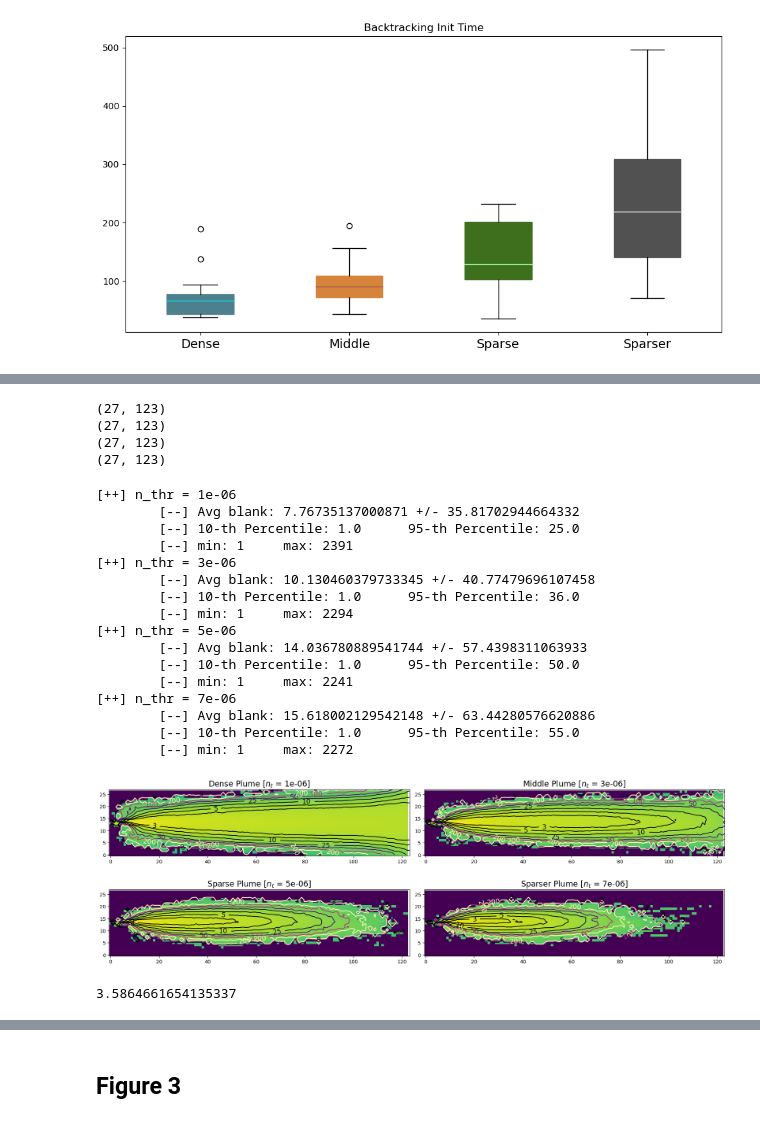
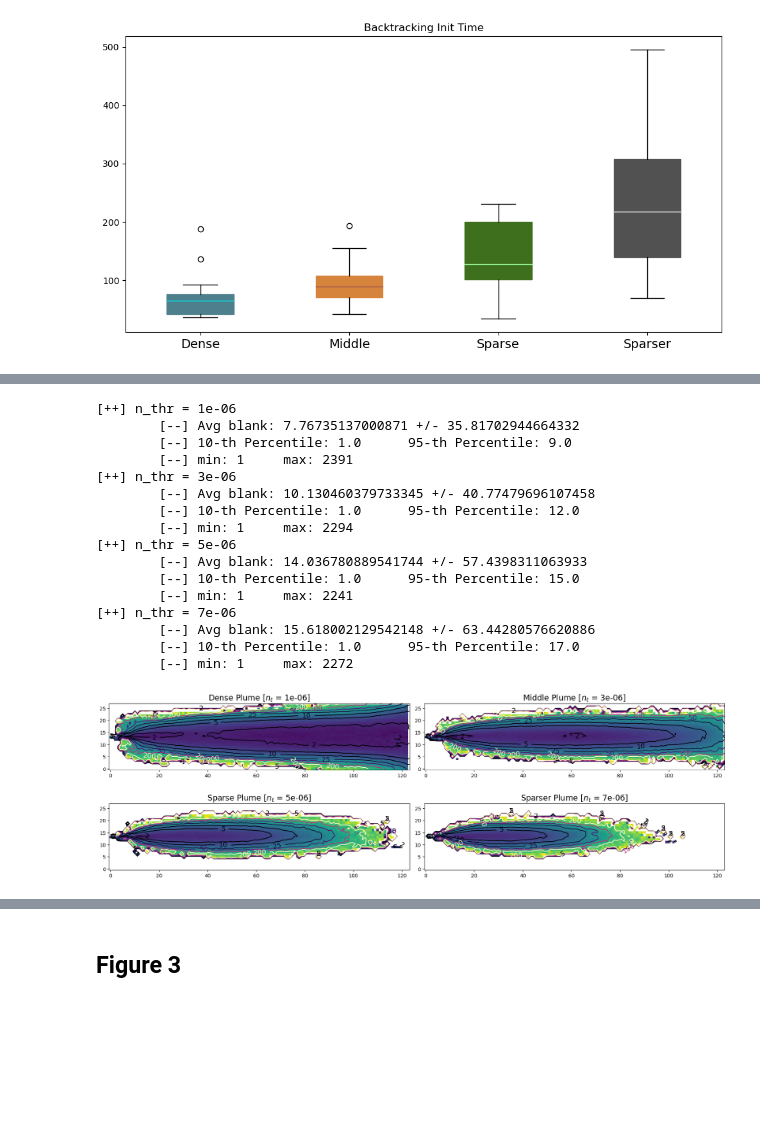
Before and after one commit to PimLb/pynav, a Jupyter notebook: notebooks/PaperFigures.ipynb, the cells around one changed output, grey strips where cells are left out. Drawn from its saved outputs; the diff is of its cells as text; code cells hidden in the pictures; blank space fills up the shorter version.

Commit message:
Updated notebook, simulator, environment  and experiment scrips

```diff
--- a/notebooks/PaperFigures.ipynb
+++ b/notebooks/PaperFigures.ipynb
@@ -306,7 +291,7 @@ def compute_backtracking_init_time(Q_file, avg_void, acceptance_steps = 2, count
             num_right = 0
         if num_right > acceptance_steps:
             break
-    return max(i - acceptance_steps, 0)
+    return max(i - acceptance_steps - count_from, 0)
 
 
 def compute_search_length(Q_file, avg_void, count_from=1):
@@ -328,7 +313,3 @@ def compute_cast_width(Q_file, avg_void, count_from=1):
         max_pos = max(pos[0], max_pos, 0)
         min_pos = min(pos[0], min_pos, 0)
     return max_pos + abs(min_pos)
-
-
-metric_names = ["mean_state", "max_state", "mean_void", "max_void", "entire_traj"]
-metrics = [tr_mean_state, tr_max_state, tr_mean_void, tr_max_void, 500]
@@ -339,7 +326,7 @@ surge_length = [[], [], [], []]
 
 for (i, setting) in enumerate(settings):
     for seed in agent_seeds:
-        surge_length[i].append(compute_surge_length(f"{base_dir}/{setting}/agent_{seed}/Q_stored/Qfun.npy", num_accepted_steps=2))
+        surge_length[i].append(compute_surge_length(f"{base_dir}/{setting}/agent_{seed}/Q_stored/Qfun.npy", num_accepted_steps=3))
 
 
 fig, ax = plt.subplots(1, 1, figsize=(12, 6))
@@ -350,10 +337,7 @@ for i in range(len(b['boxes'])):
     b['medians'][i].set_color(median_colors[i])
 
 
-
-ax.set_ylim([0, 20])
-
 ax.set_title("Surge Length")
 ax.set_xticklabels(data_labels, fontsize=14)
-fig.savefig(f"{out_path}/fig2_b.pdf", bbox_inches='tight')
+fig.savefig(f"{out_path}/characterization/surge_length.pdf", bbox_inches='tight')
 # %% [output]
@@ -485,7 +469,7 @@ agent_seeds = [1259, 1574, 1889, 2204, 2519, 2834, 314, 3149, 3464, 3779, 4094,
 settings = ['dense', 'middle', 'sparse', 'sparser']
 base_dir = "/storage/rando/pynav_results_new/single_Q"
 
-Q_nums = [0, 50000]#, 100000, 500000, 1000000, 1500000, 2000000, 2500000, 3000000]
+Q_nums = [0, 50000, 100000, 500000, 1000000, 1500000, 2000000, 2500000, 3000000]
 
 last_detections = {setting : [[] for _ in range(len(Q_nums))] for setting in settings}
 
@@ -522,7 +506,5 @@ for (idx, label) in zip(range(4), data_labels):
 # %%
 data = np.load("/storage/rando/data/nose_data_27_123.npy") # replace with your data path
-noise_thresholds = [1e-6, 3e-6, 5e-6, 7e-6]
-data_labels = ['Dense', 'Middle', 'Sparse', 'Sparser']
 
 blanks = {}
 num_blanks = {}
@@ -534,7 +516,6 @@ for n_thr in noise_thresholds:
     blanks[n_thr] = []
     mean_blank_map[n_thr] = np.zeros((data.shape[1], data.shape[2]))
     num_blanks[n_thr] = 0
-    print(np.count_nonzero(new_data, axis=0).shape)
     for i in range(new_data.shape[1]):
         for j in range(new_data.shape[2]):
             obs = new_data[:, i, j] > n_thr
@@ -552,60 +533,52 @@ for n_thr in noise_thresholds:
               blanks[n_thr] += avg_blank
               num_blanks[n_thr] += len(avg_blank)
               mean_blank_map[n_thr][i, j] = np.mean(avg_blank)
-# %% [output]
-(27, 123)
-(27, 123)
-(27, 123)
-(27, 123)
 # %%
 for n_thr in noise_thresholds:
-  print("[++] n_thr = {}\n\t[--] Avg blank: {} +/- {}\n\t[--] 10-th Percentile: {}\t95-th Percentile: {}\n\t[--] min: {}\tmax: {}".format(n_thr, np.mean(blanks[n_thr]), np.std(blanks[n_thr]), np.percentile(blanks[n_thr], q=10), np.percentile(blanks[n_thr], q=95), np.min(blanks[n_thr]), np.max(blanks[n_thr]) ))
+  print("[++] n_thr = {}\n\t[--] Avg blank: {} +/- {}\n\t[--] 10-th Percentile: {}\t95-th Percentile: {}\n\t[--] min: {}\tmax: {}".format(n_thr, np.mean(blanks[n_thr]), np.std(blanks[n_thr]), np.percentile(blanks[n_thr], q=10), np.percentile(blanks[n_thr], q=85), np.min(blanks[n_thr]), np.max(blanks[n_thr]) ))
 #  print("[--] Num blank: {}".format(num_blanks[n_thr]))
 
 mean_blanks = np.array([np.mean(blanks[n_thr]) for n_thr in noise_thresholds])
 std_blanks  = np.array([np.std(blanks[n_thr]) for n_thr in noise_thresholds])
 p10_blanks = np.array([np.percentile(blanks[n_thr], q=10) for n_thr in noise_thresholds])
-p95_blanks  = np.array([np.percentile(blanks[n_thr], q=10) for n_thr in noise_thresholds])
+p95_blanks  = np.array([np.percentile(blanks[n_thr], q=85) for n_thr in noise_thresholds])
 # %% [output]
 [++] n_thr = 1e-06
         [--] Avg blank: 7.76735137000871 +/- 35.81702944664332
-        [--] 10-th Percentile: 1.0      95-th Percentile: 25.0
+        [--] 10-th Percentile: 1.0      95-th Percentile: 9.0
         [--] min: 1     max: 2391
 [++] n_thr = 3e-06
         [--] Avg blank: 10.130460379733345 +/- 40.77479696107458
-        [--] 10-th Percentile: 1.0      95-th Percentile: 36.0
+        [--] 10-th Percentile: 1.0      95-th Percentile: 12.0
         [--] min: 1     max: 2294
 [++] n_thr = 5e-06
         [--] Avg blank: 14.036780889541744 +/- 57.4398311063933
-        [--] 10-th Percentile: 1.0      95-th Percentile: 50.0
+        [--] 10-th Percentile: 1.0      95-th Percentile: 15.0
         [--] min: 1     max: 2241
 [++] n_thr = 7e-06
         [--] Avg blank: 15.618002129542148 +/- 63.44280576620886
-        [--] 10-th Percentile: 1.0      95-th Percentile: 55.0
+        [--] 10-th Percentile: 1.0      95-th Percentile: 17.0
         [--] min: 1     max: 2272
 # %%
 y = np.linspace(0, data.shape[1], data.shape[1])
 x = np.linspace(0, data.shape[2], data.shape[2])
 X, Y = np.meshgrid(x, y)
 
 fig, axes = plt.subplots(2, 2, figsize=(18, 6))
 axes = axes.flatten()
 for i in range(len(noise_thresholds)):
   ax = axes[i]
   ax.set_title("{} Plume [$n_t$ = {}]".format(data_labels[i], noise_thresholds[i]), fontsize=16)
-  ax.imshow(np.log10(np.mean(data_environments[noise_thresholds[i]], 0)), origin='lower', cmap='viridis')
-  contour = ax.contour(X, Y, mean_blank_map[noise_thresholds[i]], levels=[3, 5, 10, 25, 50, 100, 200], cmap='magma')
+  ax.imshow(np.log10(mean_blank_map[noise_thresholds[i]]), origin='lower', cmap='viridis', rasterized=True)
+#  ax.imshow(np.log10(np.mean(data_environments[noise_thresholds[i]], 0)), origin='lower', cmap='viridis', rasterized=True)
+  contour = ax.contour(X, Y, mean_blank_map[noise_thresholds[i]], levels=[2, 5, 10, 25, 50, 100, 200], cmap='magma')
   ax.clabel(contour, inline=True, fontsize=14)
 
 fig.tight_layout()
-#ax.contour(mean_blanks)
-fig.savefig("./plots/avg_blanks_contour.pdf", bbox_inches='tight')
+
+fig.savefig("./plots/general/avg_blanks_contour.pdf", bbox_inches='tight')
 # %% [output]
-[figure, old version]
+[figure, new version]
-# %%
-mean_blank_map[7e-6][12, 20]
-# %% [output]
-3.5864661654135337
 # %%
 fig, ax = plt.subplots()
 #bins = np.concatenate((np.linspace(0, 100, 15), np.linspace(85, 100, 3)))
```
Also changed, not shown: parts of 109 cells of this notebook, 12 other files.
